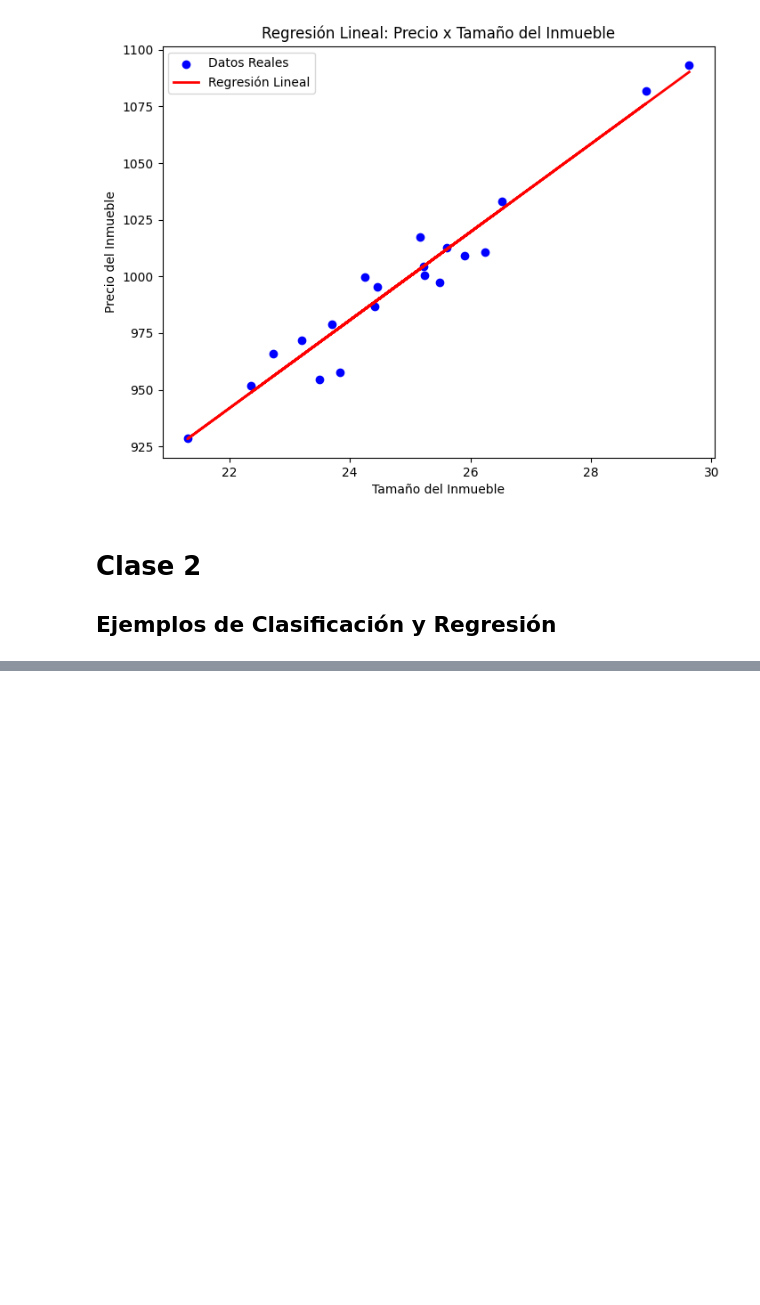
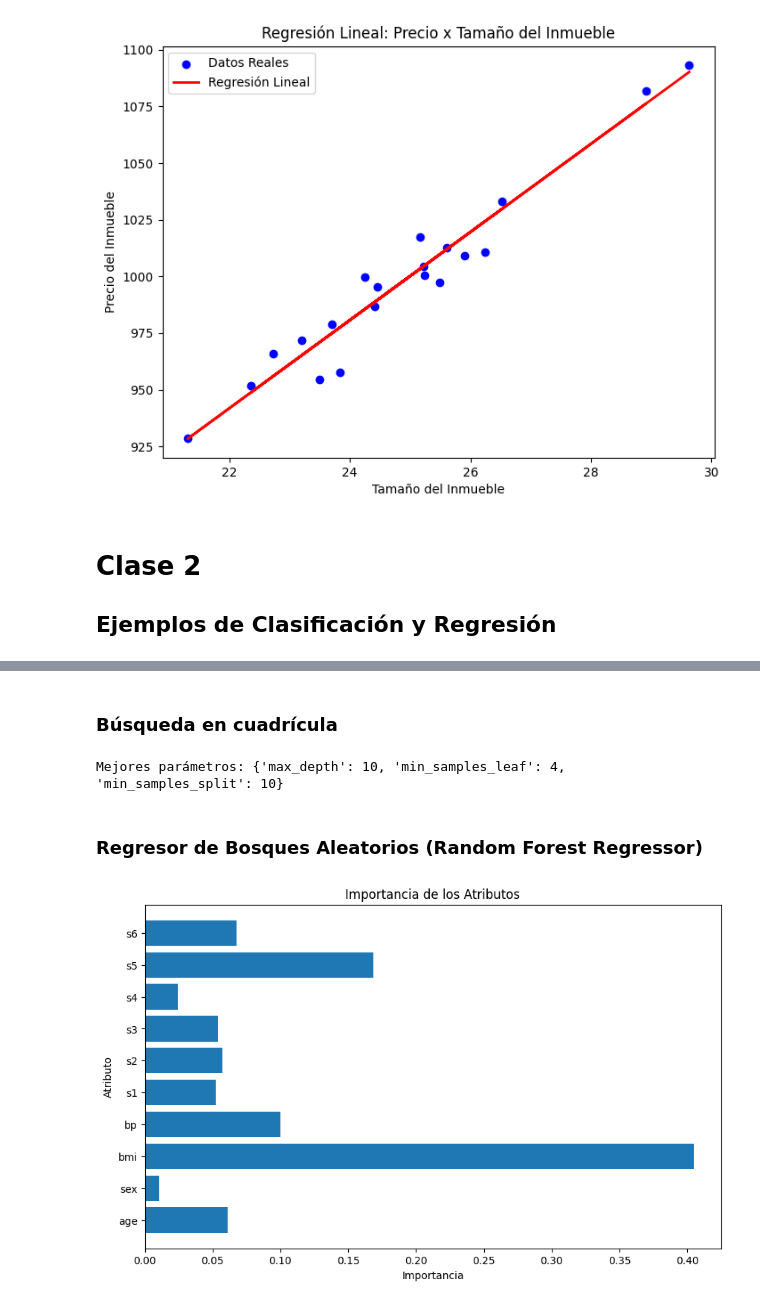
Before and after one commit to Cr1ss4nB/Curso-ONE-Alura-AgentesIA, a Jupyter notebook: fundamentos_IA.ipynb, the cells around one changed output, grey strips where cells are left out. Cells and saved outputs as stored; diff of their text form; code cells hidden in the pictures; blank space fills up the shorter version.

```diff
--- a/fundamentos_IA.ipynb
+++ b/fundamentos_IA.ipynb
@@ -150,0 +291,68 @@ Promedio de los puntajes de la validación cruzada: 0.95
+# %% [markdown]
+### **Búsqueda en cuadrícula**
+# %%
+from sklearn.datasets import fetch_california_housing
+from sklearn.model_selection import train_test_split, GridSearchCV
+from sklearn.tree import DecisionTreeRegressor
+
+# Cargar dataset
+X, y = fetch_california_housing(return_X_y=True)
+
+# Dividir en datos de entrenamiento y datos de prueba
+X_train, X_test, y_train, y_test = train_test_split(X, y, test_size=0.3, random_state=42)
+
+# Definir los hiperparámetros para optimizarlos
+param_grid = {
+    'max_depth': [3, 5, 7, 10],
+    'min_samples_split': [2, 5, 10],
+    'min_samples_leaf': [1, 2, 4]
+}
+
+#max_depth -> profundidad máxima del árbol de decisión
+#'min_samples_split' -> nº mínimo de muestras para dividir el nodo
+#'min_samples_leaf' -> nº mínimo de muestras por hoja
+
+# Aplicar GridSearch para encontrar los mejores hiperparámetros
+grid_search = GridSearchCV(DecisionTreeRegressor(), param_grid, cv=5, scoring='neg_mean_squared_error')
+grid_search.fit(X_train, y_train)
+
+#GridSearch -> Realiza la búsqueda de los mejores hiperparámetros combinando todos los valores de hiperparámetros
+# Métrica de evaluación -> Error Cuadrático Medio Negativo
+print(f"Mejores parámetros: {grid_search.best_params_}")
+# %% [output]
+Mejores parámetros: {'max_depth': 10, 'min_samples_leaf': 4, 'min_samples_split': 10}
+# %% [markdown]
+### **Regresor de Bosques Aleatorios (Random Forest Regressor)**
+# %%
+# Importar bibliotecas
+import pandas as pd
+from sklearn.datasets import load_diabetes
+from sklearn.model_selection import train_test_split
+from sklearn.ensemble import RandomForestRegressor
+import matplotlib.pyplot as plt
+
+# Cargar el dataset Diabetes
+diabetes = load_diabetes()
+X = diabetes.data  # Variables independientes
+y = diabetes.target  # Variable dependiente
+
+# Dividir los datos para entrenamiento y para prueba (70% treino, 30% teste)
+X_train, X_test, y_train, y_test = train_test_split(X, y, test_size=0.3, random_state=42)
+
+# Crear y entrenar el modelo RandomForestRegressor
+model = RandomForestRegressor()
+model.fit(X_train, y_train)
+
+# Obtener la importancia de los atributos
+importances = model.feature_importances_
+feature_names = diabetes.feature_names
+
+# Crear un gráfico de barras para visualizar la importancia de los atributos
+plt.figure(figsize=(10, 6))
+plt.barh(feature_names, importances)
+plt.title("Importancia de los Atributos")
+plt.xlabel("Importancia")
+plt.ylabel("Atributo")
+plt.show()
+# %% [output]
+[figure, added]
```
Also changed, not shown: parts of 33 cells of this notebook.
